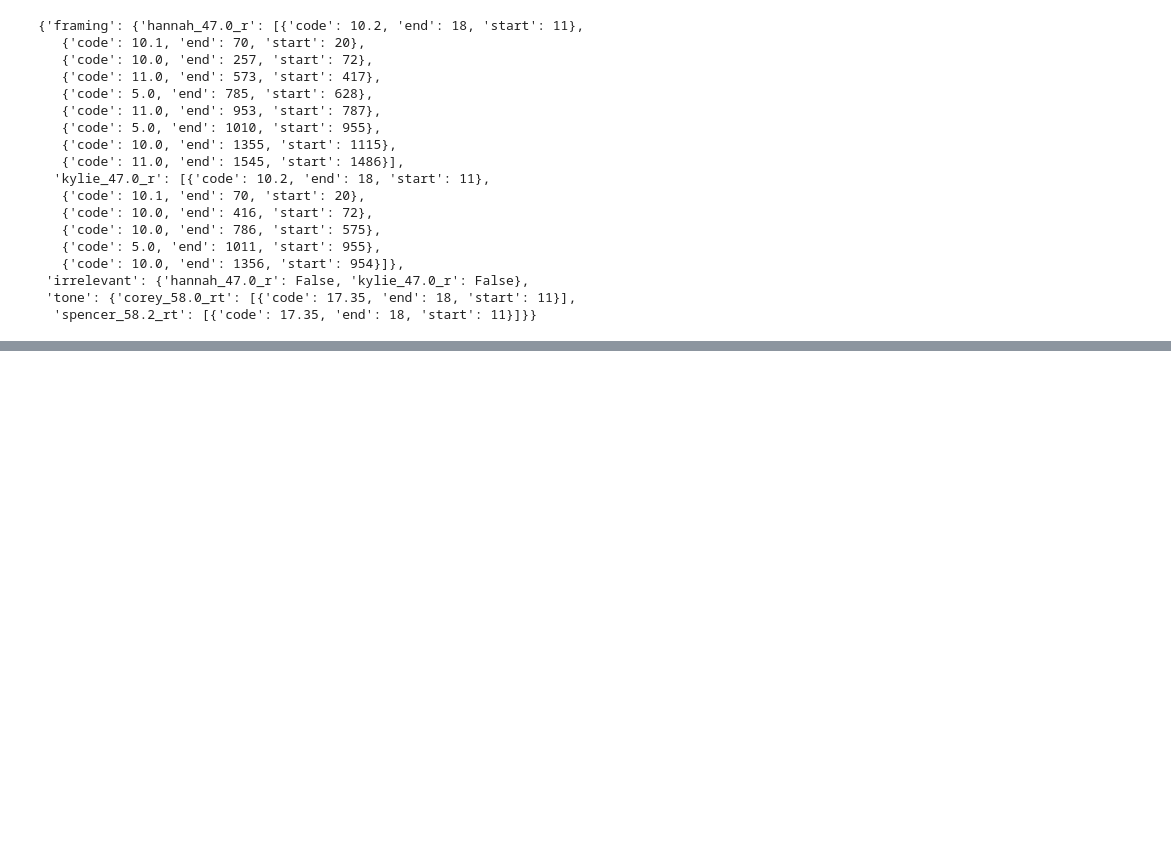
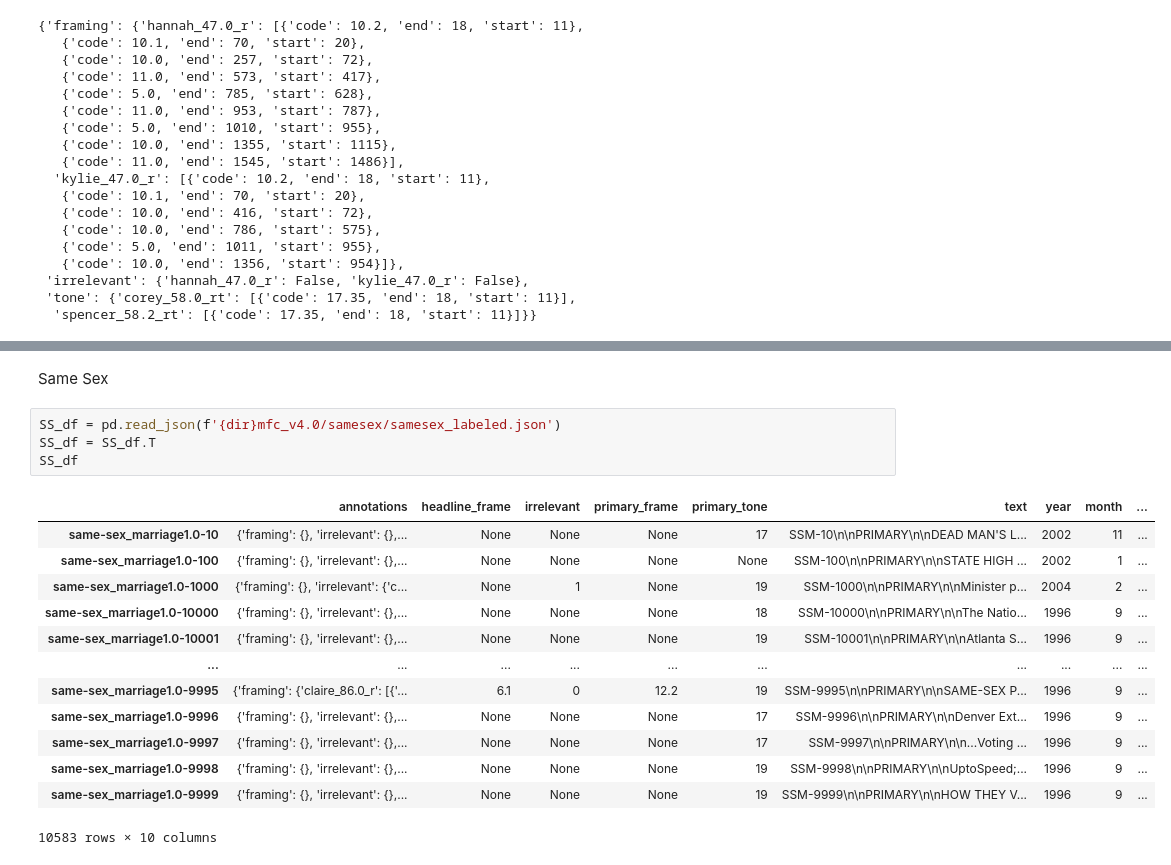
Before and after one commit to jmlDC/MARISOL-Thesis22-23, a Jupyter notebook: MFC.ipynb, the cells around one changed output, grey strips where cells are left out. Saved outputs shown, nothing was run; the diff lists cells and outputs as text; blank space fills up the shorter version.

```diff
--- a/MFC.ipynb
+++ b/MFC.ipynb
@@ -66,0 +107,20 @@ IMM_df['annotations'].iloc[0]
+# %% [markdown]
+Same Sex
+# %%
+SS_df = pd.read_json(f'{dir}mfc_v4.0/samesex/samesex_labeled.json')
+SS_df = SS_df.T
+SS_df
+# %% [output]
+|  | annotations | headline_frame | irrelevant | primary_frame | primary_tone | text | year | month | ... |
+| same-sex_marriage1.0-10 | {'framing': {}, 'irrelevant': {},... | None | None | None | 17 | SSM-10\n\nPRIMARY\n\nDEAD MAN'S L... | 2002 | 11 | ... |
+| same-sex_marriage1.0-100 | {'framing': {}, 'irrelevant': {},... | None | None | None | None | SSM-100\n\nPRIMARY\n\nSTATE HIGH ... | 2002 | 1 | ... |
+| same-sex_marriage1.0-1000 | {'framing': {}, 'irrelevant': {'c... | None | 1 | None | 19 | SSM-1000\n\nPRIMARY\n\nMinister p... | 2004 | 2 | ... |
+| same-sex_marriage1.0-10000 | {'framing': {}, 'irrelevant': {},... | None | None | None | 18 | SSM-10000\n\nPRIMARY\n\nThe Natio... | 1996 | 9 | ... |
+| same-sex_marriage1.0-10001 | {'framing': {}, 'irrelevant': {},... | None | None | None | 19 | SSM-10001\n\nPRIMARY\n\nAtlanta S... | 1996 | 9 | ... |
+| ... | ... | ... | ... | ... | ... | ... | ... | ... | ... |
+| same-sex_marriage1.0-9995 | {'framing': {'claire_86.0_r': [{'... | 6.1 | 0 | 12.2 | 19 | SSM-9995\n\nPRIMARY\n\nSAME-SEX P... | 1996 | 9 | ... |
+| same-sex_marriage1.0-9996 | {'framing': {}, 'irrelevant': {},... | None | None | None | 17 | SSM-9996\n\nPRIMARY\n\nDenver Ext... | 1996 | 9 | ... |
+| same-sex_marriage1.0-9997 | {'framing': {}, 'irrelevant': {},... | None | None | None | 17 | SSM-9997\n\nPRIMARY\n\n...Voting ... | 1996 | 9 | ... |
+| same-sex_marriage1.0-9998 | {'framing': {}, 'irrelevant': {},... | None | None | None | 19 | SSM-9998\n\nPRIMARY\n\nUptoSpeed;... | 1996 | 9 | ... |
+| same-sex_marriage1.0-9999 | {'framing': {}, 'irrelevant': {},... | None | None | None | 19 | SSM-9999\n\nPRIMARY\n\nHOW THEY V... | 1996 | 9 | ... |
+10583 rows × 10 columns
```
Also changed, not shown: parts of 6 cells of this notebook.
